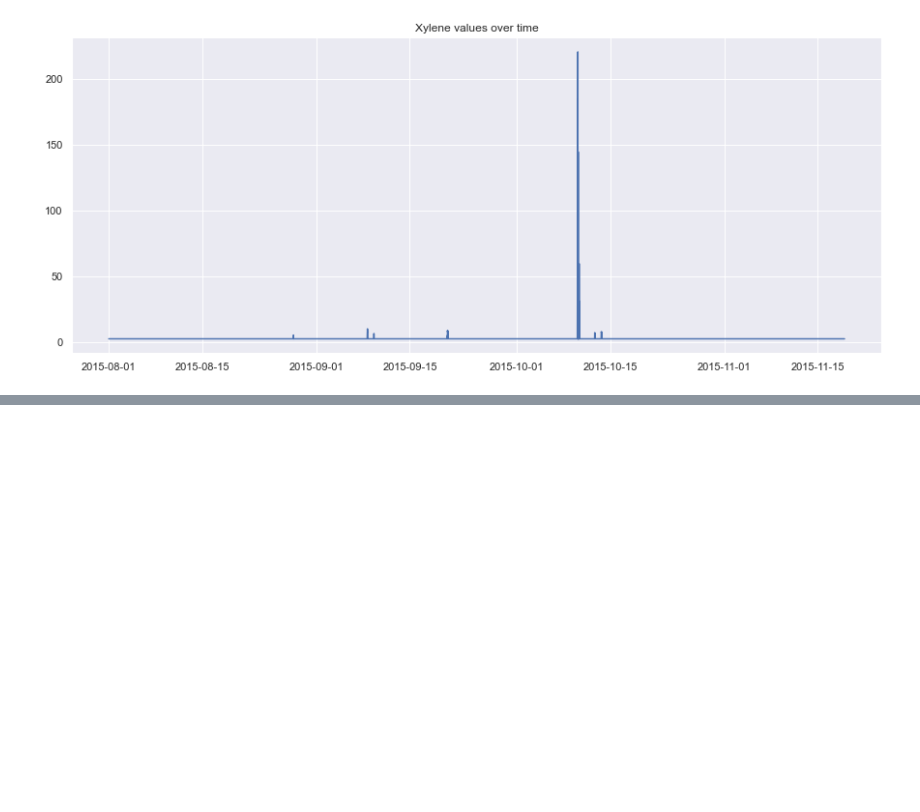
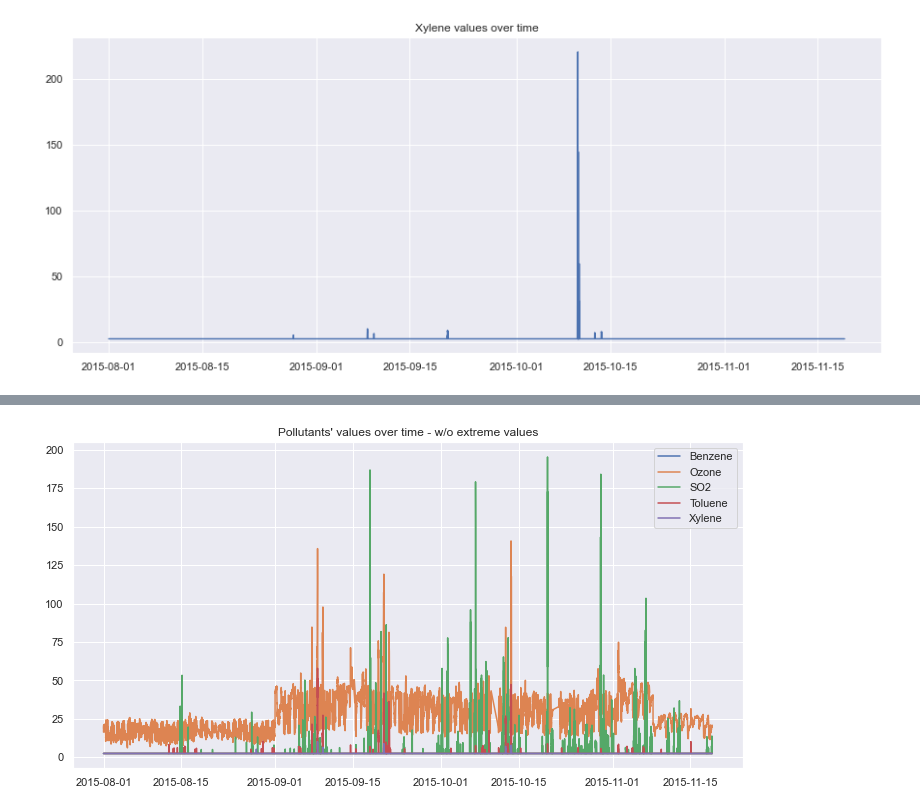
Before and after one commit to joanlenczuk/forecasting-pollution, a Jupyter notebook: Pollution forecasting EDA.ipynb, the cells around one changed output, grey strips where cells are left out. Cells and saved outputs as stored; diff of their text form; code cells hidden in the pictures; blank space fills up the shorter version.

```diff
--- a/Pollution forecasting EDA.ipynb
+++ b/Pollution forecasting EDA.ipynb
@@ -43,0 +182,10 @@ for val in df.columns[1:7]:
+# %%
+df_no_outliers = df[((df.Date<'2015-10-10 01:00:00') | (df.Date>='2015-10-11 09:00:00')) &
+                   ((df.Date<'2015-10-21 04:00:00') | (df.Date>='2015-10-22 07:00:00'))]
+# %%
+for val in df_no_outliers.columns[1:6]:
+    plt.plot(df_no_outliers['Date'], df_no_outliers[val], label = val)
+plt.title("Pollutants' values over time - w/o extreme values")
+plt.legend();
+# %% [output]
+[figure, added]
```
Also changed, not shown: parts of 30 cells of this notebook.
